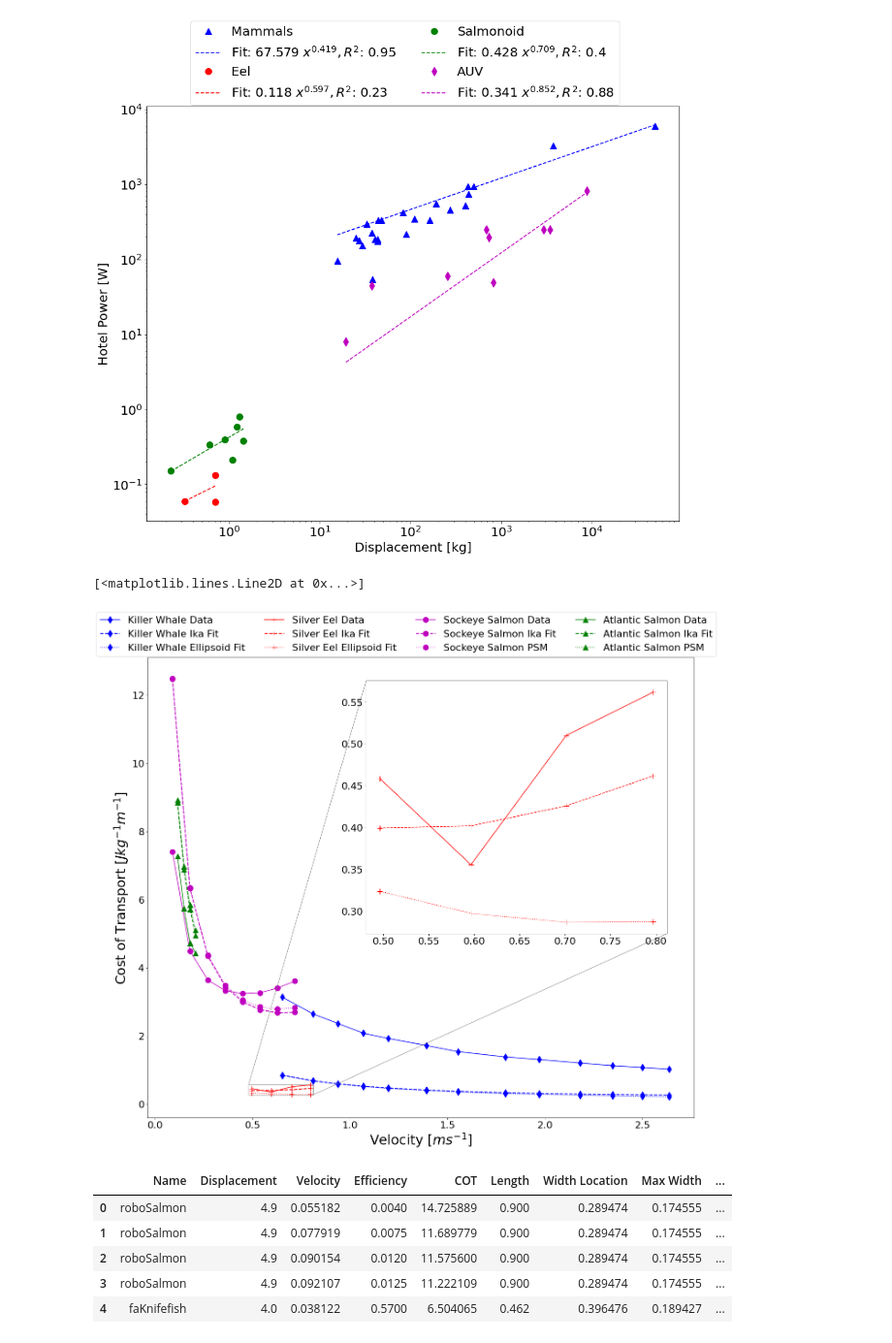
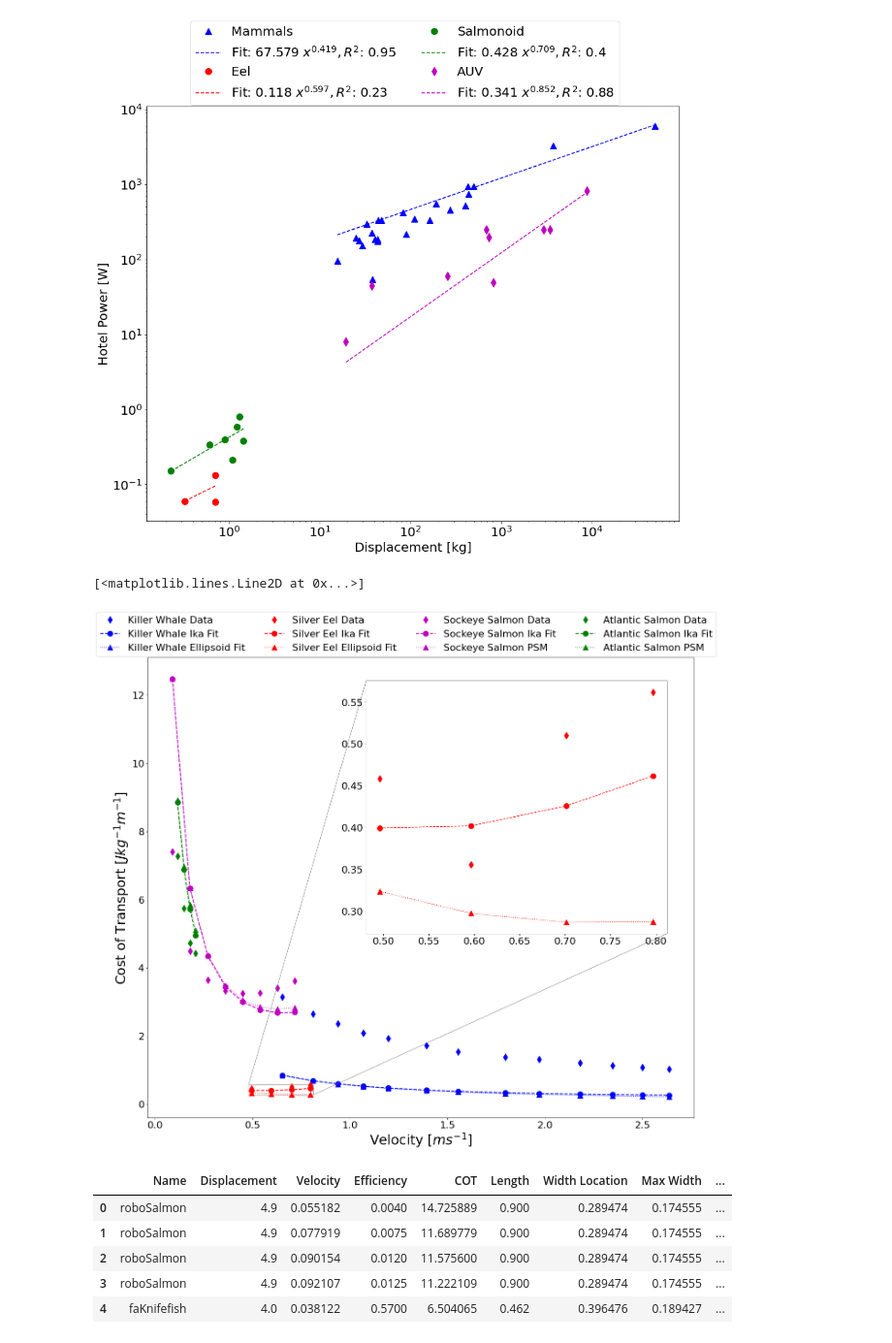
Before and after one commit to michaelcoe/Ika-Fit, a Jupyter notebook: fullCoTComparison.ipynb, the cells around one changed output. Shown at 97% size. Drawn from its saved outputs; the diff is of its cells as text; code cells hidden in the pictures.

```diff
--- a/fullCoTComparison.ipynb
+++ b/fullCoTComparison.ipynb
@@ -158,70 +158,52 @@ popt_atlanticSalmon, r_sq_atlanticSalmon = fit_data(atlanticSalmon_cot["Velocity
 plt.rcParams.update({'font.size': 22, 'lines.markersize':12})
 fig4, ax4 = plt.subplots(figsize=(22,19))
 # Orca Data
-ax4.plot(killerWhale_cot["Velocity"], killerWhale_cot["COT_Raw"], 'bd-', label='Killer Whale Data')
+ax4.plot(killerWhale_cot["Velocity"], killerWhale_cot["COT_Raw"], 'bd', label='Killer Whale Data')
 #ax4.plot(killerWhale_cot["Velocity"].values, power_law(killerWhale_cot["Velocity"].values, *popt_orca), 'b-')
-ax4.plot(killerWhale_cot["Velocity"], killerWhale_cot["COT_calc"], 'bd--', label="Killer Whale Ika Fit", linewidth=2)
-ax4.plot(killerWhale_cot["Velocity"], killerWhale_cot["COT_Ellipse"], 'bd:', label="Killer Whale Ellipsoid Fit")
-
-# Carp Data
-#ax4.plot(carp_cot["Velocity"], carp_cot["COT_Raw"], 'co')
-#ax4.plot(carp_cot["Velocity"].values, power_law(carp_cot["Velocity"].values, *popt_carp), 'c-', label='Carp Data')
-#ax4.plot(carp_cot["Velocity"], carp_cot["COT_calc"], 'co--', label="Carp Ika Fit", linewidth=2)
-#ax4.plot(carp_cot["Velocity"], carp_cot["COT_Ellipse"], 'co:', label="Carp Ellipsoid Fit")
-
-# Sturgeon Data
-#ax4.plot(sturgeon_cot["Velocity"], sturgeon_cot["COT_Raw"], 'y^')
-#ax4.plot(sturgeon_cot["Velocity"].values, power_law(sturgeon_cot["Velocity"].values, *popt_sturgeon), 'y-', label='Sturgeon Data')
-#ax4.plot(sturgeon_cot["Velocity"], sturgeon_cot["COT_calc"], 'y^--', label="Sturgeon Ika Fit", linewidth=2)
-#ax4.plot(sturgeon_cot["Velocity"], sturgeon_cot["COT_Ellipse"], 'y^:', label="Sturgeon Ellipsoid Fit")
+ax4.plot(killerWhale_cot["Velocity"], killerWhale_cot["COT_calc"], 'bo--', label="Killer Whale Ika Fit", linewidth=2)
+ax4.plot(killerWhale_cot["Velocity"], killerWhale_cot["COT_Ellipse"], 'b^:', label="Killer Whale Ellipsoid Fit")
 
 # Silver Eel Data
-ax4.plot(silverEel_cot["Velocity"], silverEel_cot["COT_Raw"], 'r+-', label='Silver Eel Data')
+ax4.plot(silverEel_cot["Velocity"], silverEel_cot["COT_Raw"], 'rd', label='Silver Eel Data')
 #ax4.plot(silverEel_cot["Velocity"].values, power_law(silverEel_cot["Velocity"].values, *popt_silverEel), 'r-')
-ax4.plot(silverEel_cot["Velocity"], silverEel_cot["COT_calc"], 'r+--', label="Silver Eel Ika Fit", linewidth=2)
-ax4.plot(silverEel_cot["Velocity"], silverEel_cot["COT_Ellipse"], 'r+:', label="Silver Eel Ellipsoid Fit")
-
-# Kerala Data
-#ax4.plot(kerala_cot["Velocity"], kerala_cot["COT_Raw"], 'mo-')
-#ax4.plot(kerala_cot["Velocity"].values, power_law(kerala_cot["Velocity"].values, *popt_kerala), 'm-', label='Kerala Mystus Data')
-#ax4.plot(kerala_cot["Velocity"], kerala_cot["COT_calc"], 'mo--', label="Kerala Mystus Ika Fit", linewidth=2)
-#ax4.plot(kerala_cot["Velocity"], kerala_cot["COT_Ellipse"], 'mo:', label="Kerala Mystus Ellipsoid Fit")
+ax4.plot(silverEel_cot["Velocity"], silverEel_cot["COT_calc"], 'ro--', label="Silver Eel Ika Fit", linewidth=2)
+ax4.plot(silverEel_cot["Velocity"], silverEel_cot["COT_Ellipse"], 'r^:', label="Silver Eel Ellipsoid Fit")
 
 # Sockeye Salmon Data
-ax4.plot(sockeyeSalmon_cot["Velocity"], sockeyeSalmon_cot["COT_Raw"], 'mo-', label='Sockeye Salmon Data')
+ax4.plot(sockeyeSalmon_cot["Velocity"], sockeyeSalmon_cot["COT_Raw"], 'md', label='Sockeye Salmon Data')
 #ax4.plot(sockeyeSalmon_cot["Velocity"].values, power_law(sockeyeSalmon_cot["Velocity"].values, *popt_sockeyeSalmon), 'm-')
 ax4.plot(sockeyeSalmon_cot["Velocity"], sockeyeSalmon_cot["COT_calc"], 'mo--', label="Sockeye Salmon Ika Fit", linewidth=2)
-ax4.plot(sockeyeSalmon_cot["Velocity"], sockeyeSalmon_cot["COT_Ellipse"], 'mo:', label="Sockeye Salmon PSM")
+ax4.plot(sockeyeSalmon_cot["Velocity"], sockeyeSalmon_cot["COT_Ellipse"], 'm^:', label="Sockeye Salmon PSM")
 
 # Atlantic Salmon Data
-ax4.plot(atlanticSalmon_cot["Velocity"], atlanticSalmon_cot["COT_Raw"], 'g^-', label='Atlantic Salmon Data')
+ax4.plot(atlanticSalmon_cot["Velocity"], atlanticSalmon_cot["COT_Raw"], 'gd', label='Atlantic Salmon Data')
 #ax4.plot(atlanticSalmon_cot["Velocity"].values, power_law(atlanticSalmon_cot["Velocity"].values, *popt_atlanticSalmon), 'g-')
-ax4.plot(atlanticSalmon_cot["Velocity"], atlanticSalmon_cot["COT_calc"], 'g^--', label='Atlantic Salmon Ika Fit', linewidth=2)
+ax4.plot(atlanticSalmon_cot["Velocity"], atlanticSalmon_cot["COT_calc"], 'go--', label='Atlantic Salmon Ika Fit', linewidth=2)
 ax4.plot(atlanticSalmon_cot["Velocity"], atlanticSalmon_cot["COT_Ellipse"], 'g^:', label="Atlantic Salmon PSM")
 
 ax4.set_xlabel("Velocity $[ms^{-1}]$", fontsize=30)
 ax4.set_ylabel("Cost of Transport $[Jkg^{-1}m^{-1}]$", fontsize=30)
 ax4.legend(loc='best', ncol=4, bbox_to_anchor=(1.05, 1.11))
 
 ax5 = plt.axes([0, 0, 1, 1])
 ip = InsetPosition(ax4, [0.4,0.4,0.55,0.55])
 ax5.set_axes_locator(ip)
 mark_inset(ax4, ax5, loc1=2, loc2=4, fc="none", ec='0.5')
 
 #ax5.plot(killerWhale_cot["Velocity"], killerWhale_cot["COT_Raw"], 'bd')
 #ax5.plot(killerWhale_cot["Velocity"].values, power_law(killerWhale_cot["Velocity"].values, *popt_orca), 'b-', label='Killer Whale Data')
 #ax5.plot(killerWhale_cot["Velocity"], killerWhale_cot["COT_Ellipse"], 'bd:', label="Killer Whale Ellipsoid Fit")
 #ax5.plot(killerWhale_cot["Velocity"], killerWhale_cot["COT_calc"], 'bd--', label="Killer Whale Ika Fit")
 
-ax5.plot(silverEel_cot["Velocity"], silverEel_cot["COT_Raw"], 'r+-')
+ax5.plot(silverEel_cot["Velocity"], silverEel_cot["COT_Raw"], 'rd')
 #ax5.plot(silverEel_cot["Velocity"].values, power_law(silverEel_cot["Velocity"].values, *popt_silverEel), 'r-')
-ax5.plot(silverEel_cot["Velocity"], silverEel_cot["COT_Ellipse"], 'r+:')
-ax5.plot(silverEel_cot["Velocity"], silverEel_cot["COT_calc"], 'r+--')
+ax5.plot(silverEel_cot["Velocity"], silverEel_cot["COT_Ellipse"], 'r^:')
+ax5.plot(silverEel_cot["Velocity"], silverEel_cot["COT_calc"], 'ro--')
 
 #fig4.savefig(Path(figurePath).joinpath('Full_COT.pdf'), facecolor='w', bbox_inches='tight', dpi=300)
 # %% [output]
 [<matplotlib.lines.Line2D at 0x...>]
-[figure, old version]
+[figure, new version]
 # %%
 # Robot fit data
 robotData_cot = pd.read_excel(Path(robotData), sheet_name='compiledData')
```
Also changed, not shown: parts of 4 cells of this notebook, 9 other files.
